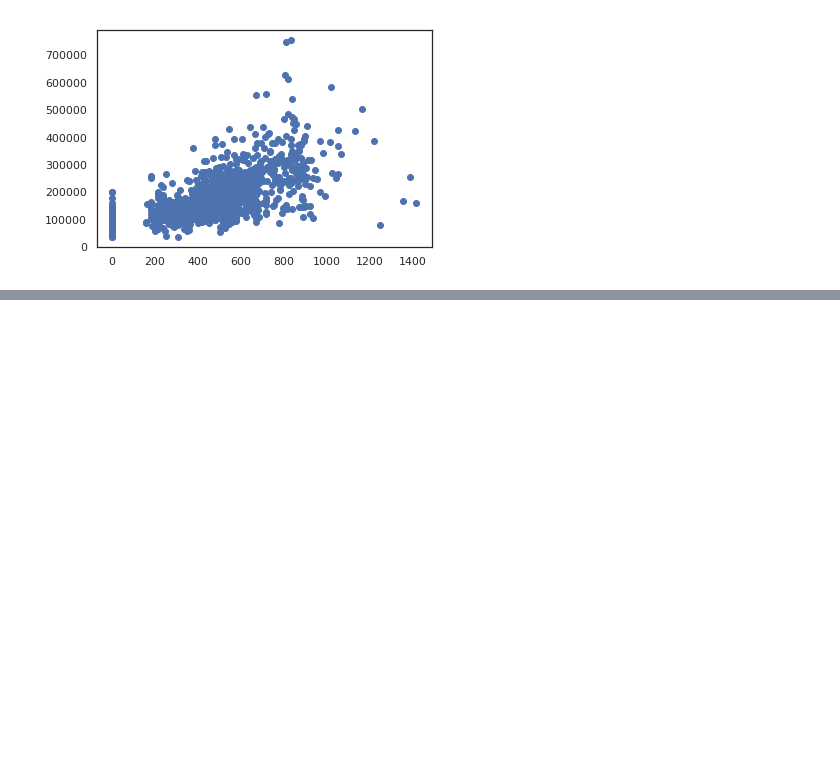
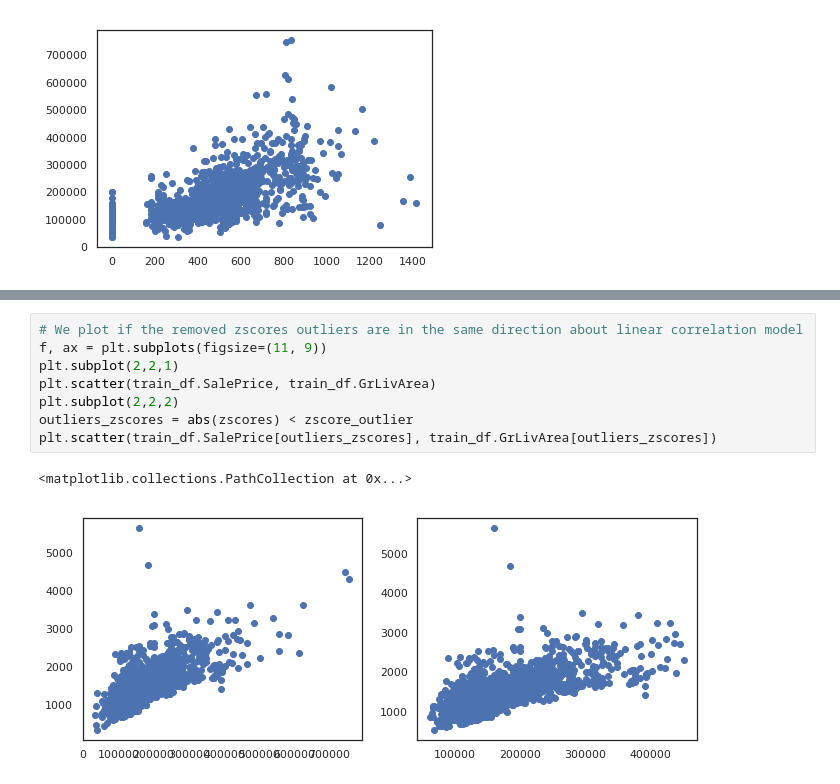
Before and after one commit to evolsidog/Kaggle-Funny, a Jupyter notebook: house-prices-advanced-regression-techniques/EDA_V0.ipynb, the cells around one changed output, grey strips where cells are left out. Saved outputs shown, nothing was run; the diff lists cells and outputs as text; blank space fills up the shorter version.

```diff
--- a/house-prices-advanced-regression-techniques/EDA_V0.ipynb
+++ b/house-prices-advanced-regression-techniques/EDA_V0.ipynb
@@ -219,0 +245,11 @@ plt.scatter(train_df.GarageArea, train_df.SalePrice)
+# %%
+# We plot if the removed zscores outliers are in the same direction about linear correlation model
+f, ax = plt.subplots(figsize=(11, 9))
+plt.subplot(2,2,1)
+plt.scatter(train_df.SalePrice, train_df.GrLivArea)
+plt.subplot(2,2,2)
+outliers_zscores = abs(zscores) < zscore_outlier
+plt.scatter(train_df.SalePrice[outliers_zscores], train_df.GrLivArea[outliers_zscores])
+# %% [output]
+<matplotlib.collections.PathCollection at 0x...>
+[figure, added]
```
Also changed, not shown: parts of 3 cells of this notebook.
